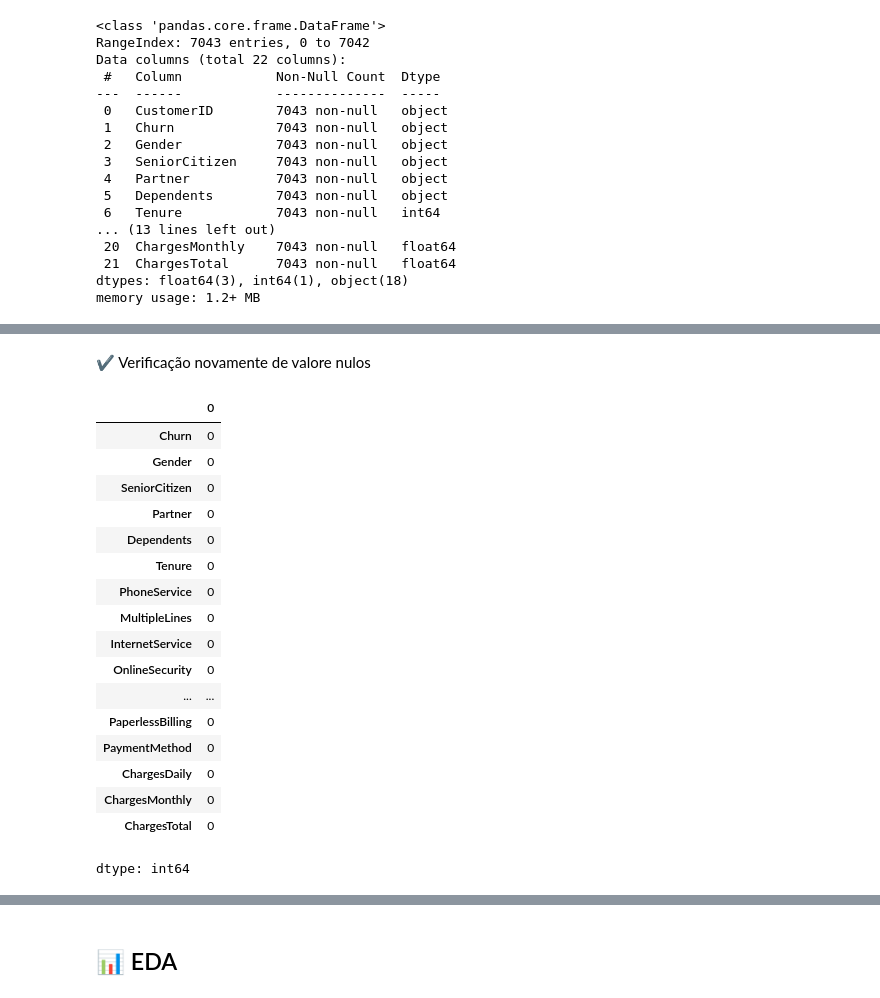
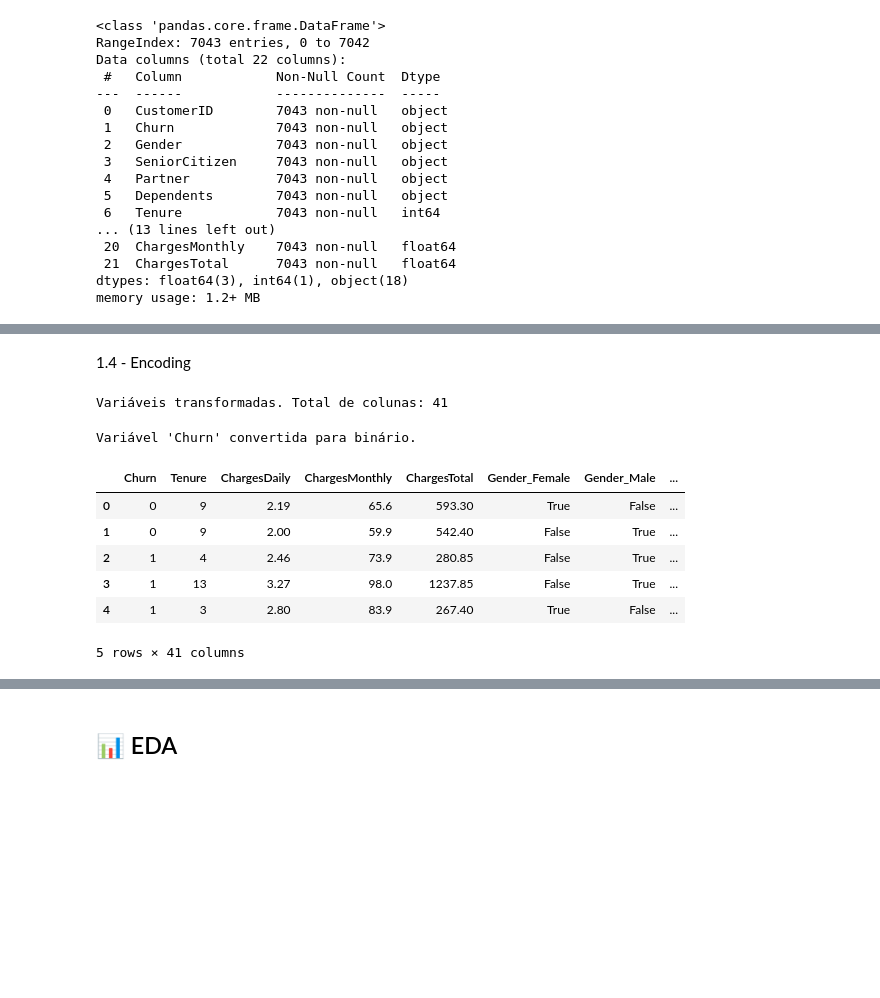
Before and after one commit to jcmaiolo/telecom_x_parte2_prevendo_churn, a Jupyter notebook: telecom_x_parte2_prevendo_churn.ipynb, the cells around one changed output, grey strips where cells are left out. Drawn from its saved outputs; the diff is of its cells as text; code cells hidden in the pictures; blank space fills up the shorter version.

```diff
--- a/telecom_x_parte2_prevendo_churn.ipynb
+++ b/telecom_x_parte2_prevendo_churn.ipynb
@@ -9,5 +11,5 @@ import matplotlib.pyplot as plt
 # %%
-df = pd.read_csv('/content/dados_tratados.csv')
+df = pd.read_csv('//content/Dados_Clientes_Telecom.csv')
 df.head()
 # %% [output]
 |  | CustomerID | Churn | Gender | SeniorCitizen | Partner | Dependents | Tenure | PhoneService | ... |
@@ -74 +71,3 @@ df
+# %% [markdown]
+1.4 - Encoding
 # %%
@@ -82,23 +79,25 @@ for col in cols_to_fix:
-# %% [markdown]
-✔️ Verificação novamente de valore nulos
-# %%
-df.isnull().sum()
-# %% [output]
-|  | 0 |
-| Churn | 0 |
-| Gender | 0 |
-| SeniorCitizen | 0 |
-| Partner | 0 |
-| Dependents | 0 |
-| Tenure | 0 |
-| PhoneService | 0 |
-| MultipleLines | 0 |
-| InternetService | 0 |
-| OnlineSecurity | 0 |
-| ... | ... |
-| PaperlessBilling | 0 |
-| PaymentMethod | 0 |
-| ChargesDaily | 0 |
-| ChargesMonthly | 0 |
-| ChargesTotal | 0 |
-dtype: int64
+# %%
+# Transformar as categorias em números (One-Hot Encoding)
+colunas_categoricas = df.select_dtypes(include=['object']).columns.tolist()
+if 'Churn' in colunas_categoricas: colunas_categoricas.remove('Churn')
+
+df = pd.get_dummies(df, columns=colunas_categoricas)
+
+print(f"Variáveis transformadas. Total de colunas: {df.shape[1]}")
+# %% [output]
+Variáveis transformadas. Total de colunas: 41
+# %%
+# Mapeamento da variável alvo
+df['Churn'] = df['Churn'].map({'No': 0, 'Yes': 1})
+
+print("Variável 'Churn' convertida para binário.")
+df.head()
+# %% [output]
+Variável 'Churn' convertida para binário.
+|  | Churn | Tenure | ChargesDaily | ChargesMonthly | ChargesTotal | Gender_Female | Gender_Male | ... |
+| 0 | 0 | 9 | 2.19 | 65.6 | 593.30 | True | False | ... |
+| 1 | 0 | 9 | 2.00 | 59.9 | 542.40 | False | True | ... |
+| 2 | 1 | 4 | 2.46 | 73.9 | 280.85 | False | True | ... |
+| 3 | 1 | 13 | 3.27 | 98.0 | 1237.85 | False | True | ... |
+| 4 | 1 | 3 | 2.80 | 83.9 | 267.40 | True | False | ... |
+5 rows × 41 columns
```
Also changed, not shown: parts of 21 cells of this notebook.
